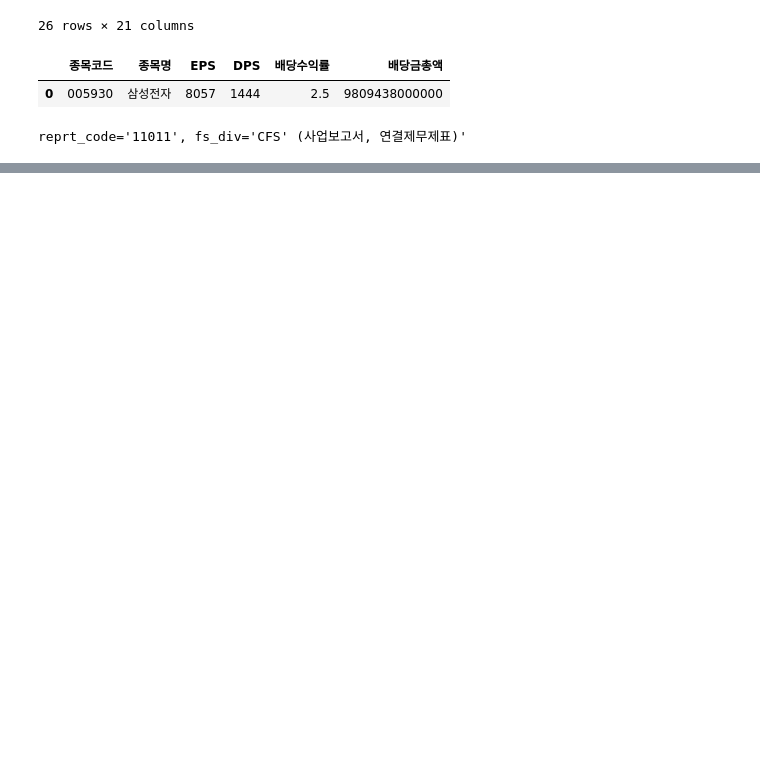
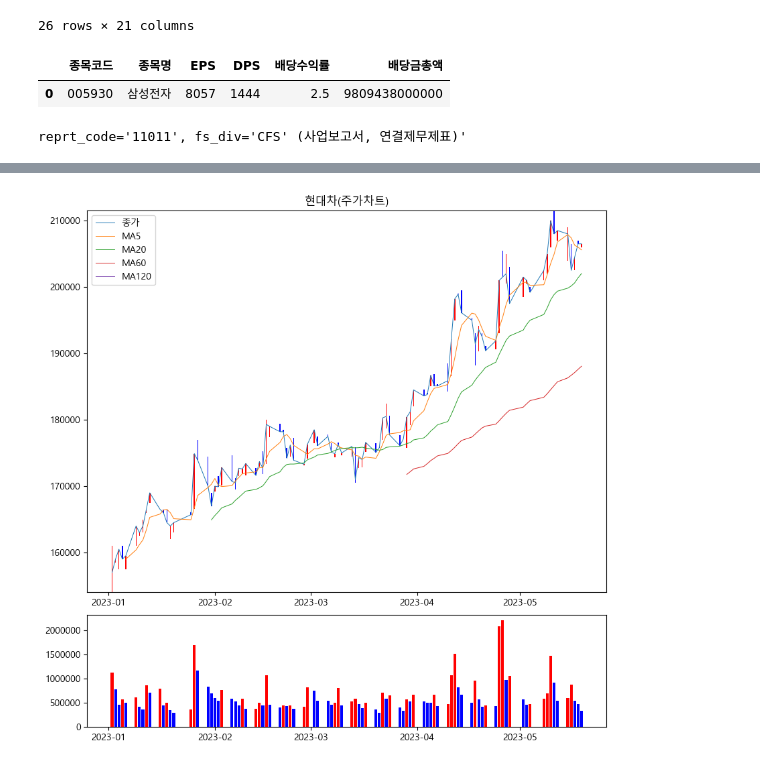
Before and after one commit to chickchop/algo_trader, a Jupyter notebook: algo/test.ipynb, the cells around one changed output, grey strips where cells are left out. Saved outputs shown, nothing was run; the diff lists cells and outputs as text; code cells hidden in the pictures; blank space fills up the shorter version.

```diff
--- a/algo/test.ipynb
+++ b/algo/test.ipynb
@@ -224,3 +228,7 @@ axes[1].bar(stock_df.index, stock_df['Volume'], label='거래량')
+# %%
+fig
+# %% [output]
+[figure, added]
 # %%
 
 fig, axes = plt.subplots(nrows=4, ncols=1, figsize=(10, 20), sharex=True)
```
Also changed, not shown: parts of 13 cells of this notebook, 4 other files.
